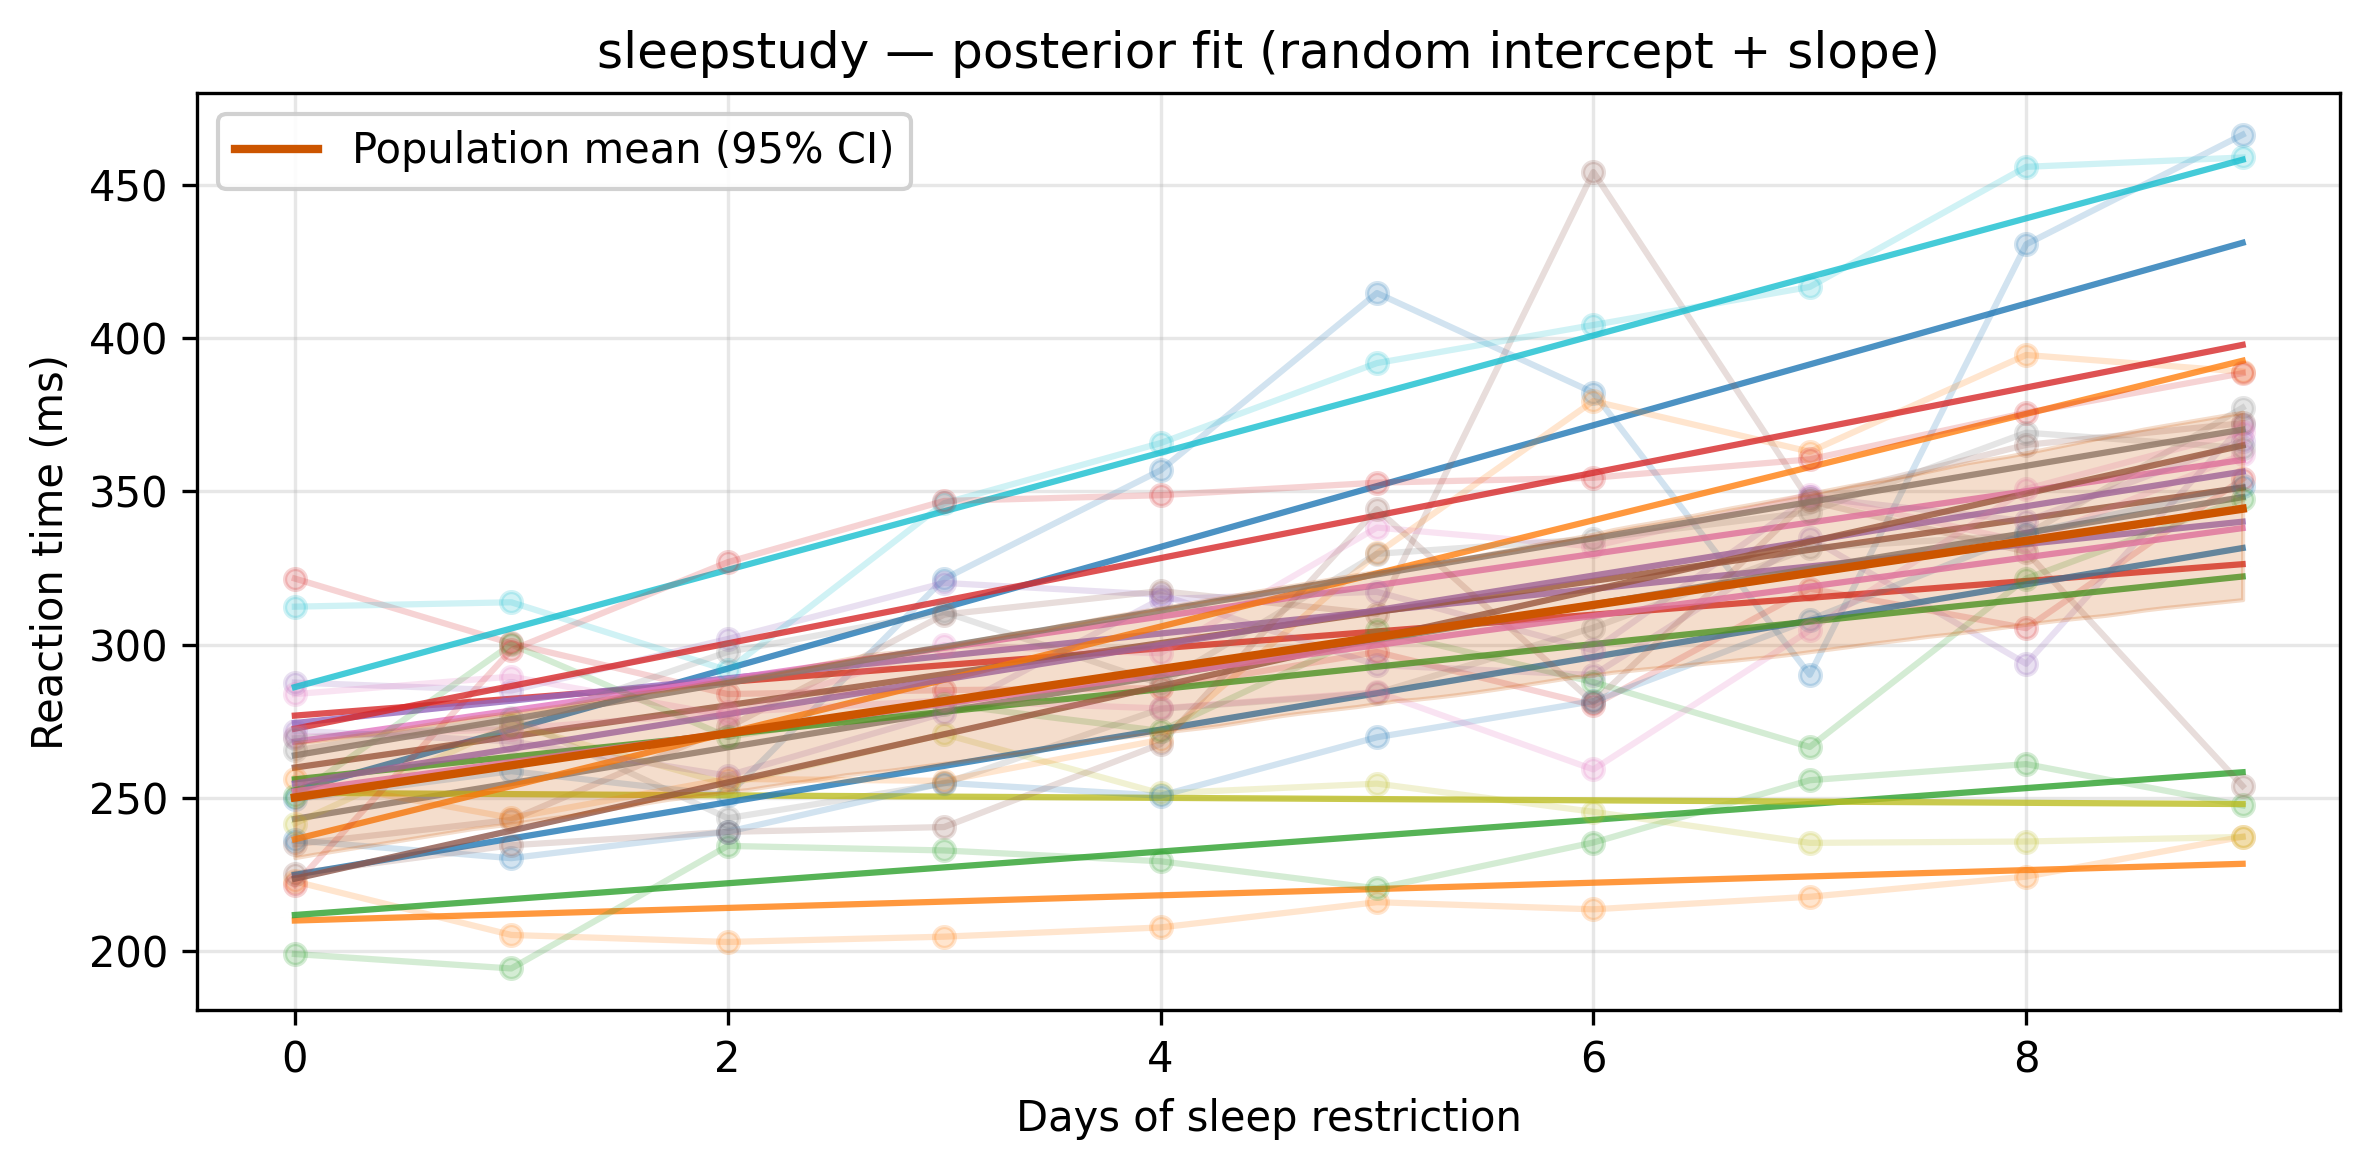
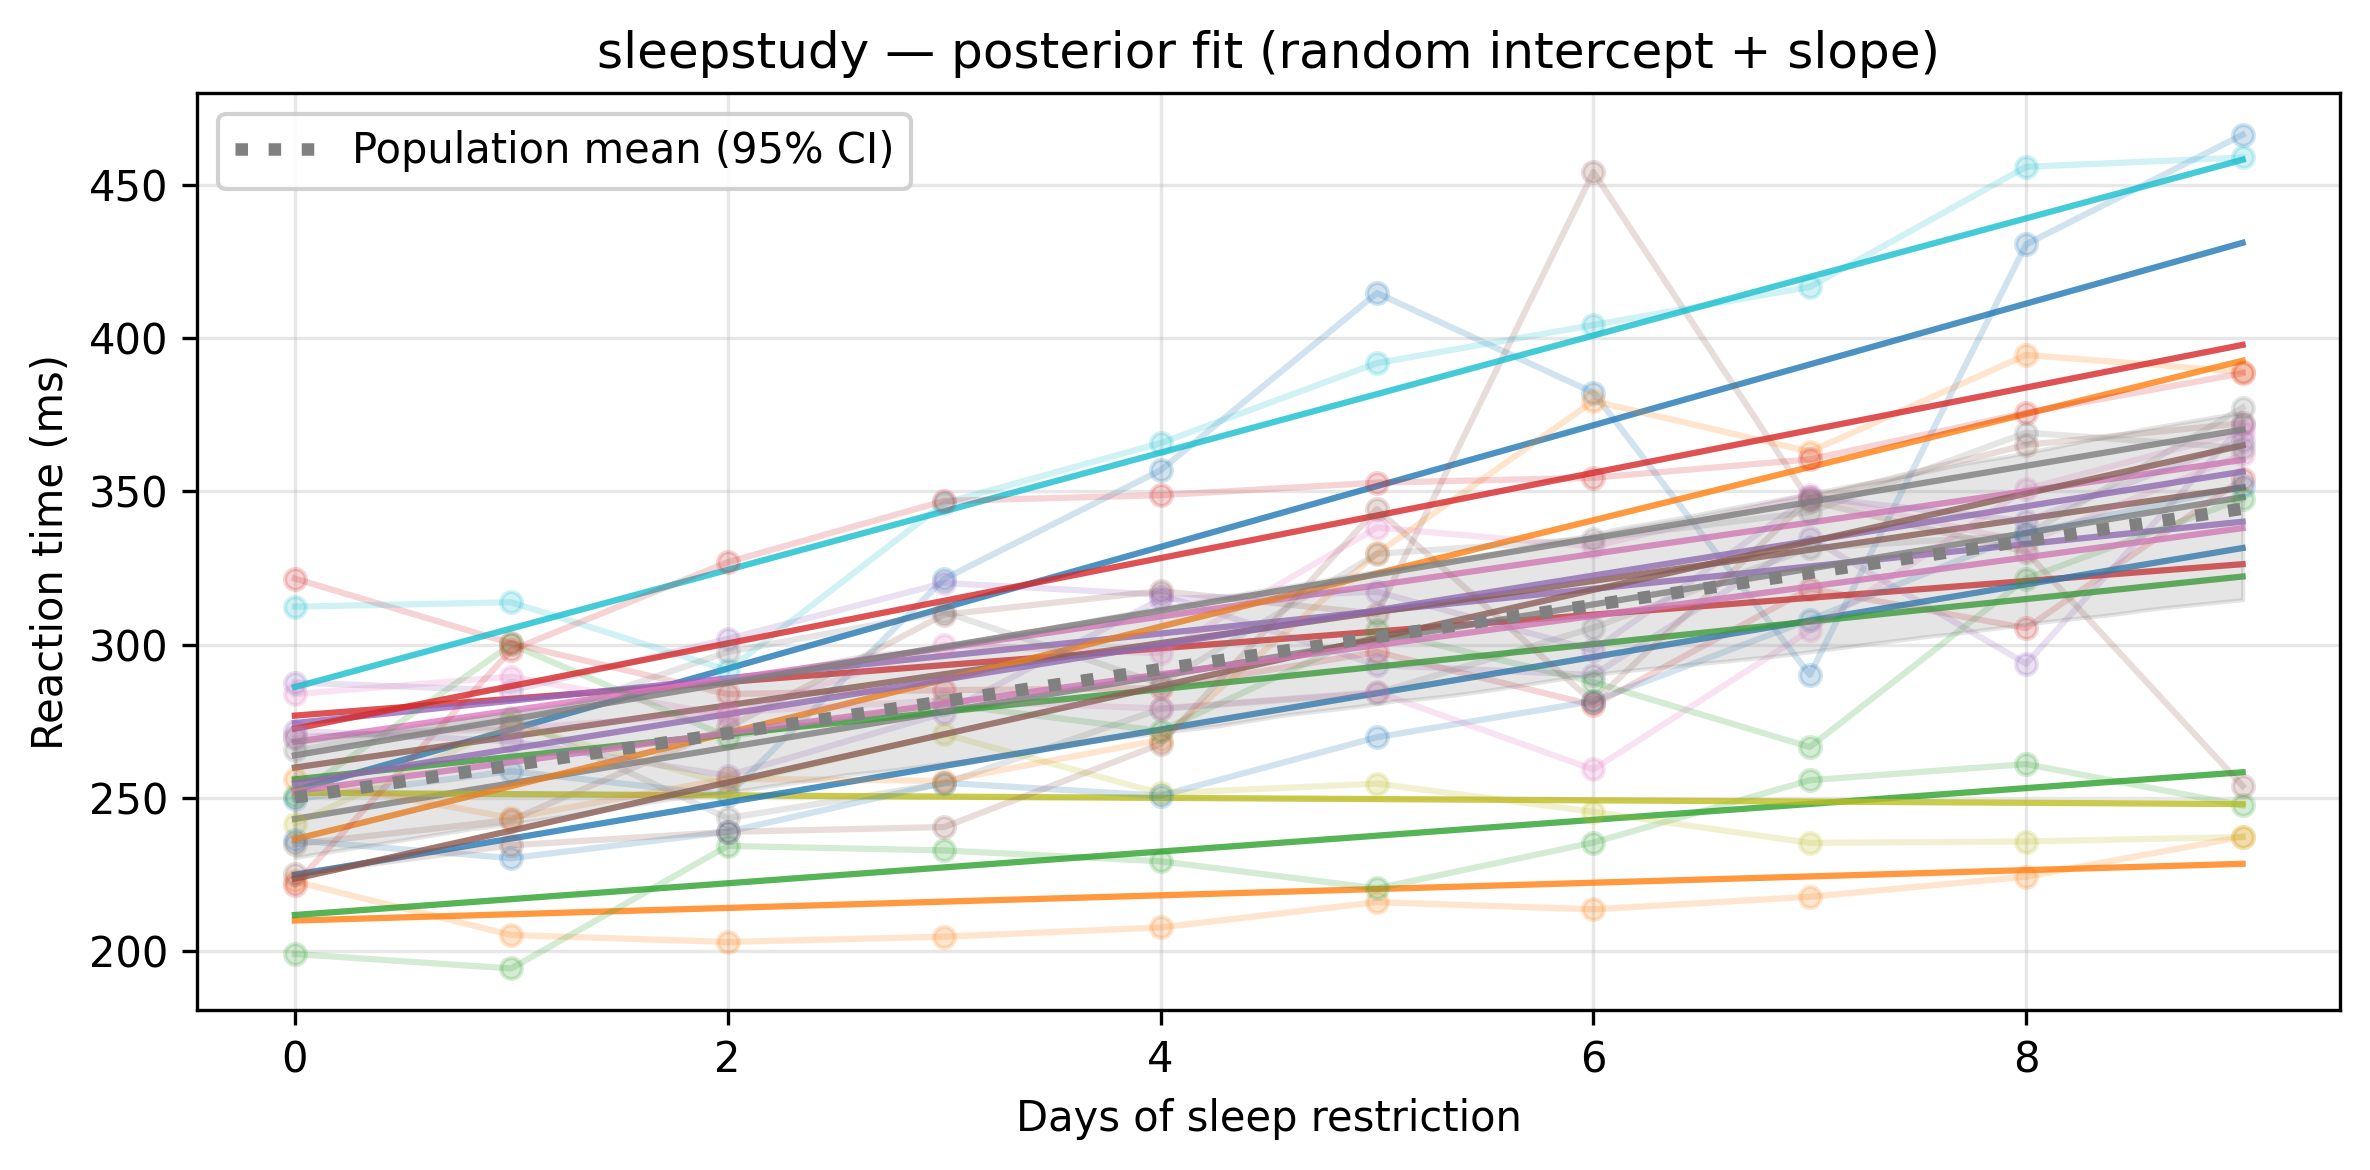
The notebook cell's code change between the first figure and the second:
--- before
+++ after
@@ -18,6 +18,6 @@
             color=line.get_color(), lw=1.5, alpha=0.8)
 
-ax.fill_between(days, pop_lo, pop_hi, color="#CC5500", alpha=0.20, zorder=3)
-ax.plot(days, np.mean(pop, axis=0), color="#CC5500", lw=2.0, zorder=4,
+ax.fill_between(days, pop_lo, pop_hi, color="grey", alpha=0.20, zorder=3)
+ax.plot(days, np.mean(pop, axis=0), color="grey", lw=3.0, ls='dotted', zorder=4,
         label="Population mean (95% CI)")
 ax.set_xlabel("Days of sleep restriction")

Commit: fine adjustment